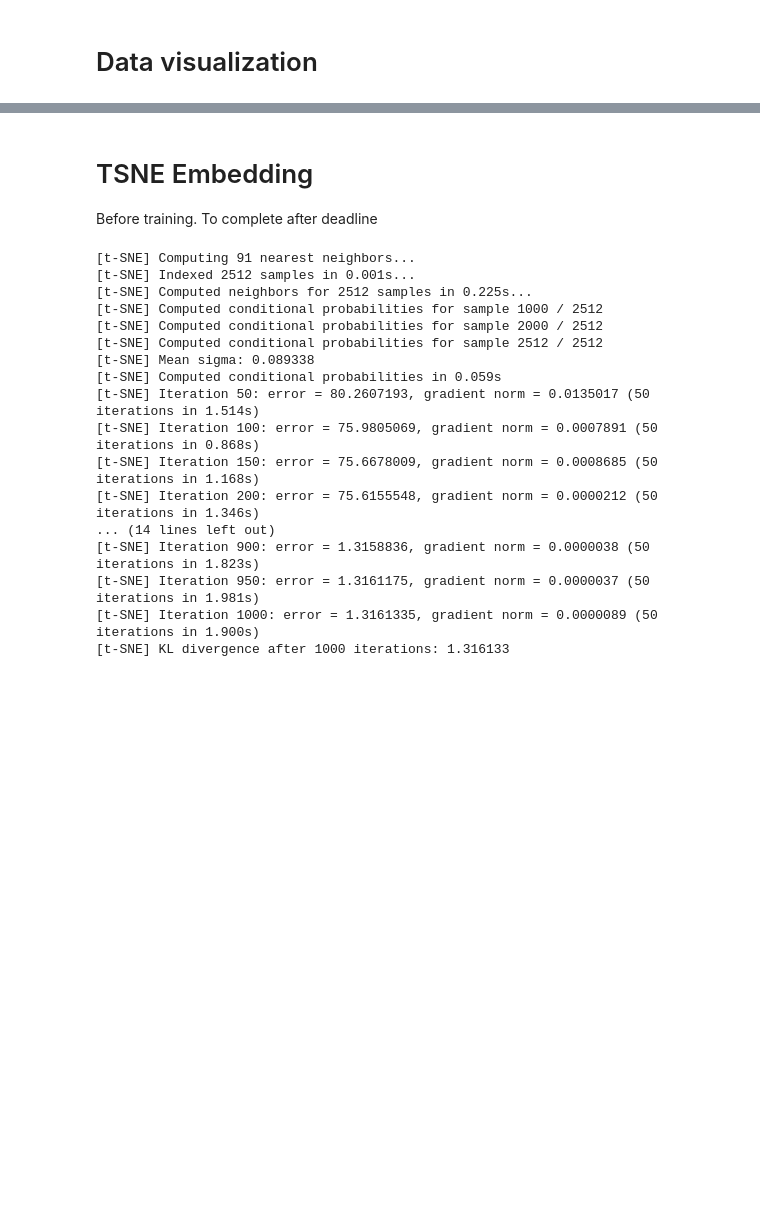
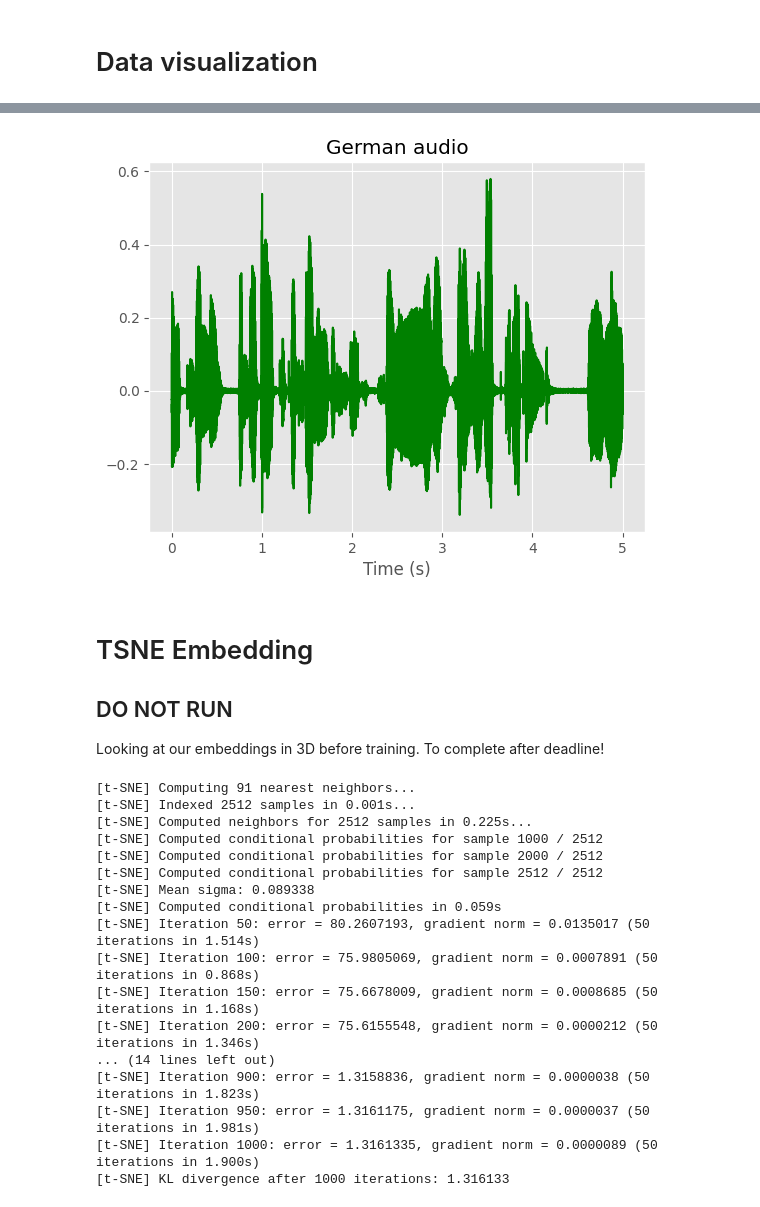
Before and after one commit to Zappandy/spoken_language_detector, a Jupyter notebook: Notebook_for_Paul.ipynb, the cells around one changed output, grey strips where cells are left out. Cells and saved outputs as stored; diff of their text form; code cells hidden in the pictures; blank space fills up the shorter version.

```diff
--- a/Notebook_for_Paul.ipynb
+++ b/Notebook_for_Paul.ipynb
@@ -456,7 +525,29 @@ val_dataloader = DataLoader(val_data, batch_size=8, shuffle=True)
+# %%
+max_dur = 5.0  # maximum duration in seconds
+max_len = int(max_dur * de_sr)  # equivalent maximum length in number of samples
+
+y = torch.from_numpy(de_x)
+sig_len = len(y)
+if sig_len >= max_len:
+    y= y[:max_len]
+else:
+    n_zeros = max_len - sig_len
+    y =  torch.cat((y, torch.zeros(n_zeros)))
+
+ty = torch.arange(len(y)) / de_sr
+plt.figure()
+plt.plot(ty, y, color='green')
+plt.xlabel('Time (s)')
+plt.title("German audio")
+plt.show()
+# %% [output]
+[figure, added]
 # %% [markdown]
 # TSNE Embedding
 
-Before training. To complete after deadline
+## DO NOT RUN
+
+Looking at our embeddings in 3D before training. To complete after deadline!
 # %%
 raw_feature_vectors = []
 for f in train_dev_data.audio_path_list:
```
Also changed, not shown: parts of 9 cells of this notebook.
